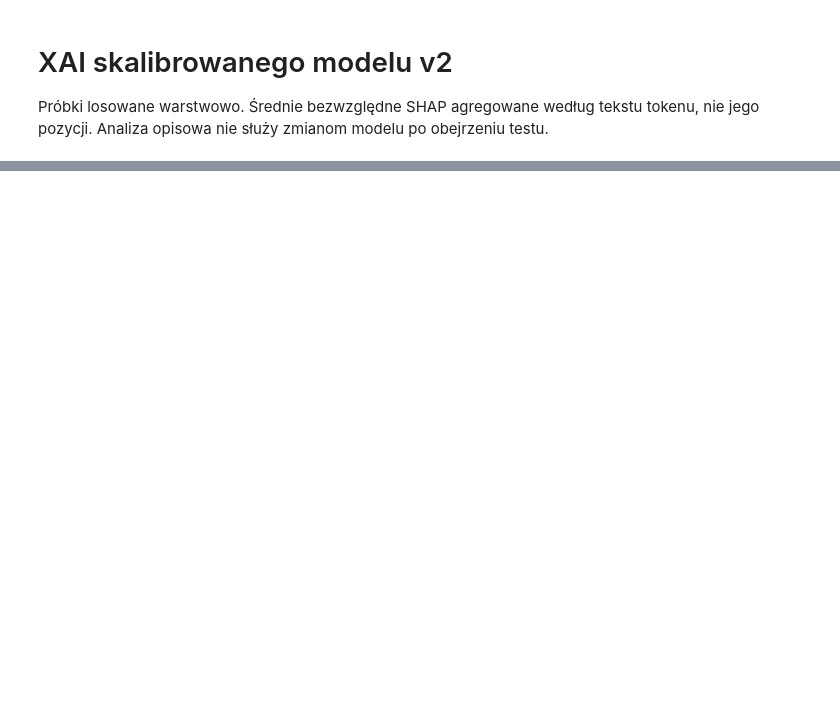
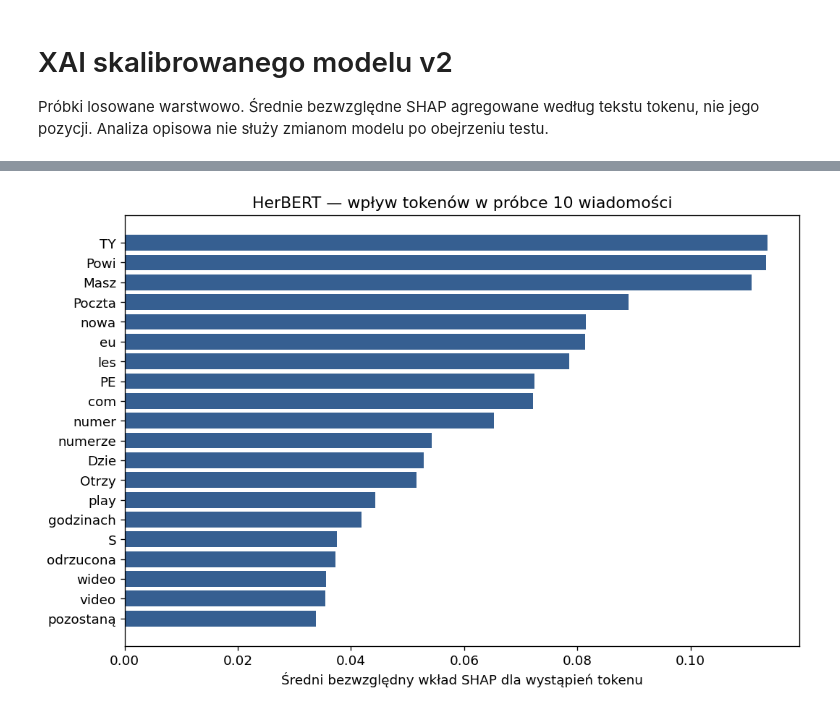
Before and after one commit to bi3lu/phishing-transformer-detection, a Jupyter notebook: notebooks/xai_analysis.ipynb, the cells around one changed output, grey strips where cells are left out. Cells and saved outputs as stored; diff of their text form; code cells hidden in the pictures; blank space fills up the shorter version.

```diff
--- a/notebooks/xai_analysis.ipynb
+++ b/notebooks/xai_analysis.ipynb
@@ -3,10 +3,25 @@
 Próbki losowane warstwowo. Średnie bezwzględne SHAP agregowane według tekstu tokenu, nie jego pozycji. Analiza opisowa nie służy zmianom modelu po obejrzeniu testu.
 # %%
 from pathlib import Path
+from datetime import datetime, timezone
+import os
 import sys
+
 root = Path.cwd() if (Path.cwd() / "src").exists() else Path.cwd().parent
 sys.path.insert(0, str(root))
-# Set PHISHING_RUN_ID / PHISHING_SEED before starting the notebook kernel.
-from src.config import RESULTS_DIR, SAVED_MODELS_DIR
+# Ustawić przed importem src.config; istniejące zmienne środowiskowe mają pierwszeństwo.
+os.environ.setdefault("PHISHING_RUN_ID", "thesis_v2_macos27")
+os.environ.setdefault("PHISHING_SEED", "42")
+os.environ.setdefault("TOKENIZERS_PARALLELISM", "false")
+
+from src.config import RESULTS_DIR, SAVED_MODELS_DIR, RUN_ID, RANDOM_STATE
 import pandas as pd
 import numpy as np
+import matplotlib.pyplot as plt
+
+get_ipython().run_line_magic("matplotlib", "inline")
+plt.rcParams.update({"figure.dpi": 120, "savefig.dpi": 300, "font.size": 11})
+figure_dir = RESULTS_DIR / "notebook_figures"
+figure_dir.mkdir(parents=True, exist_ok=True)
+print(f"Przebieg: {RUN_ID}; seed: {RANDOM_STATE}")
+print(f"Wykonano (UTC): {datetime.now(timezone.utc).isoformat(timespec='seconds')}")
@@ -38,0 +89,13 @@ display(importance.head(20))
+# %%
+top = importance.loc[importance.index.str.len() > 0].head(20).iloc[::-1]
+fig, ax = plt.subplots(figsize=(9, 6))
+ax.barh(top.index, top["mean"], color="#365f91")
+ax.set(xlabel="Średni bezwzględny wkład SHAP dla wystąpień tokenu",
+       title="HerBERT — wpływ tokenów w próbce 10 wiadomości")
+fig.tight_layout()
+for extension in ("png", "pdf"):
+    fig.savefig(figure_dir / f"herbert_shap_sample_tokens.{extension}", bbox_inches="tight")
+plt.show()
+plt.close(fig)
+# %% [output]
+[figure, added]
```
Also changed, not shown: parts of 3 cells of this notebook, 3 other files.
